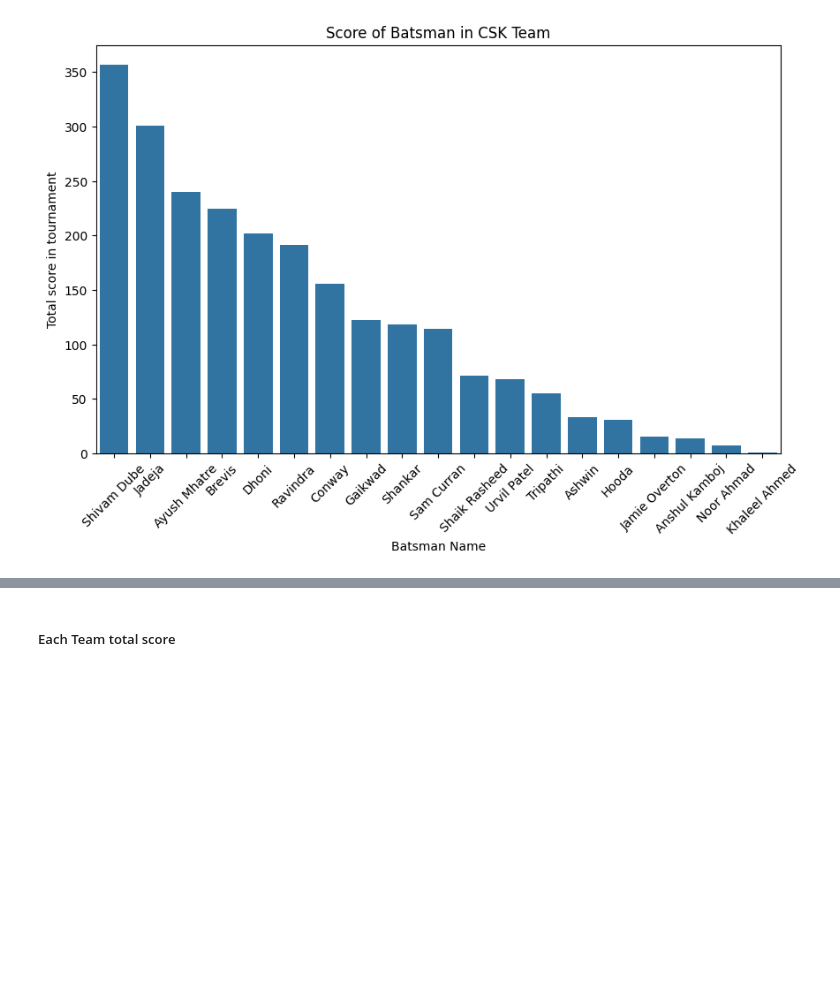
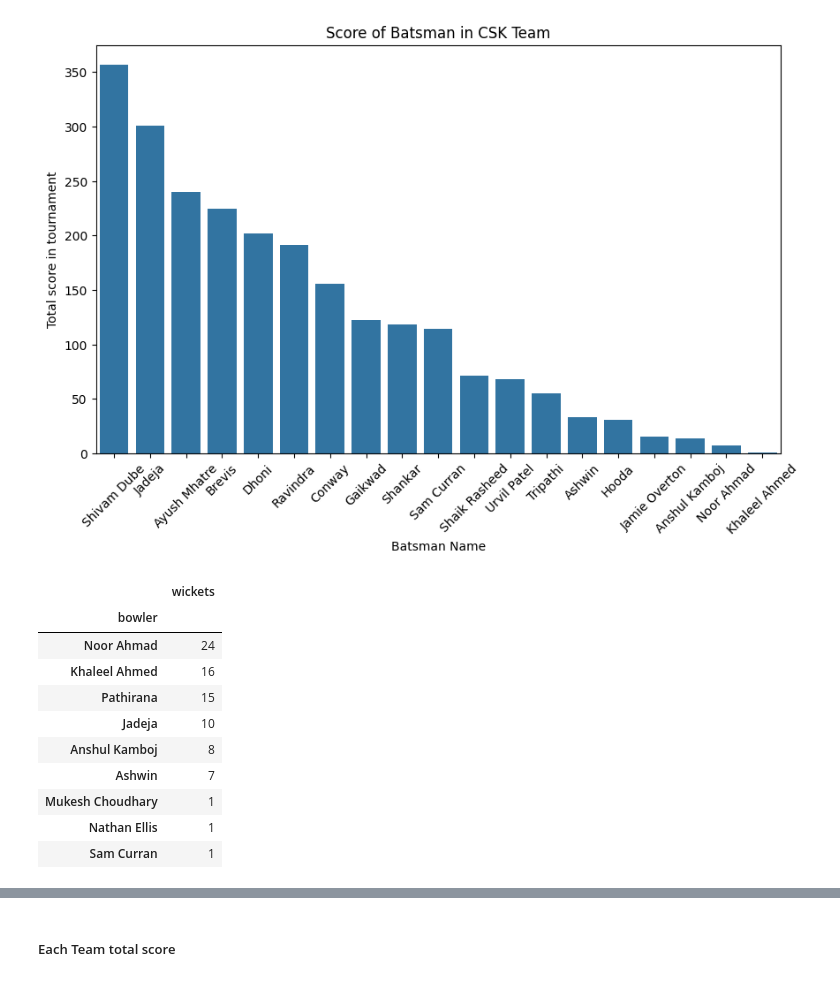
Before and after one commit to Seetharamanrs/ipl_2025_analysis, a Jupyter notebook: Analysis/Notebook.ipynb, the cells around one changed output, grey strips where cells are left out. Saved outputs shown, nothing was run; the diff lists cells and outputs as text; code cells hidden in the pictures; blank space fills up the shorter version.

```diff
--- a/Analysis/Notebook.ipynb
+++ b/Analysis/Notebook.ipynb
@@ -183,0 +191,14 @@ plt.show()
+# %%
+csk_bowler_wicket.head(10)
+# %% [output]
+|  | wickets |
+| bowler |  |
+| Noor Ahmad | 24 |
+| Khaleel Ahmed | 16 |
+| Pathirana | 15 |
+| Jadeja | 10 |
+| Anshul Kamboj | 8 |
+| Ashwin | 7 |
+| Mukesh Choudhary | 1 |
+| Nathan Ellis | 1 |
+| Sam Curran | 1 |
```
Also changed, not shown: parts of 4 cells of this notebook.
